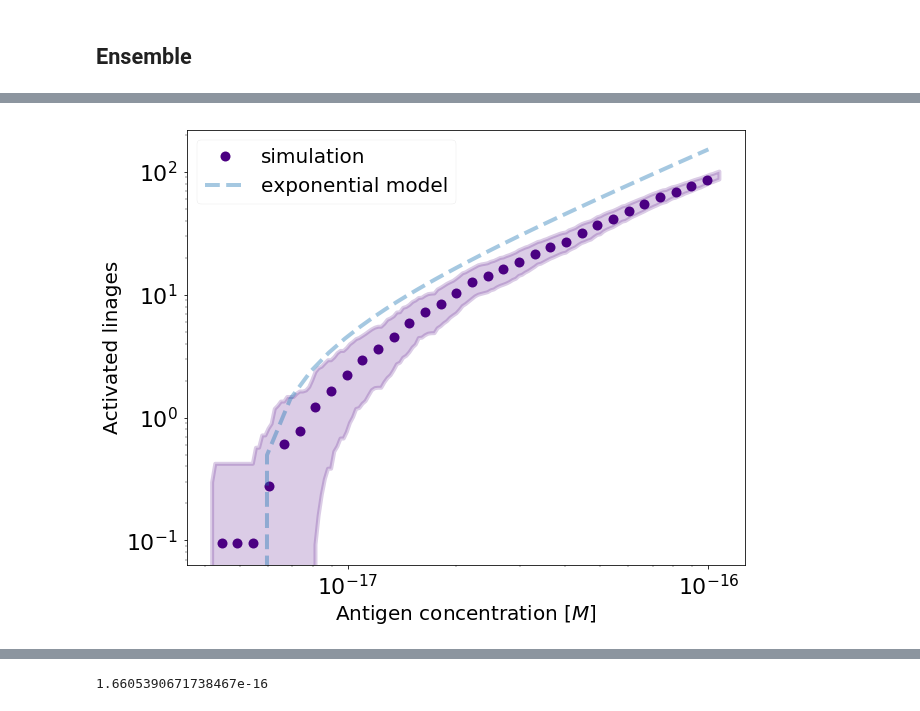
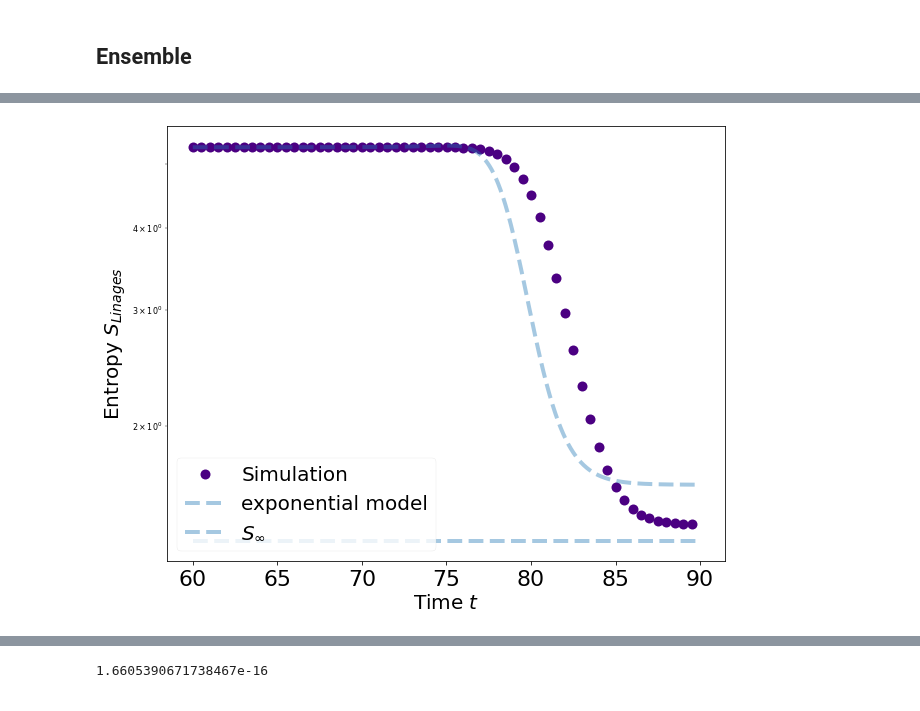
Before and after one commit to betoto008/Affinity_maturation, a Jupyter notebook: Jupyter_Notebooks/Left_tail.ipynb, the cells around one changed output, grey strips where cells are left out. Saved outputs shown, nothing was run; the diff lists cells and outputs as text; code cells hidden in the pictures.

```diff
--- a/Jupyter_Notebooks/Left_tail.ipynb
+++ b/Jupyter_Notebooks/Left_tail.ipynb
@@ -4,7 +4,7 @@ sys.path.append('../Codes/')
 import numpy as np
 import matplotlib.pyplot as plt
 from Immuno_models import*
-from Bio import Phylo
+#from Bio import Phylo
 from io import StringIO
 from matplotlib.lines import Line2D
 from datetime import datetime, timedelta
@@ -21,6 +21,8 @@ def my_linear_func(x, a, b):
 def my_quadratic_func(x, a, b, c):
     return np.log(a)+np.log(np.sqrt(-b)) + b*(x-c)**2
 
+Text_files_path = '../../../../Dropbox/Research/Evolution_Immune_System/Text_files/'
+
 N_A = 6.02214076e23
 k_BT = 1.380649e-23*293
 style.use('seaborn-paper')
@@ -36,5 +38,5 @@ n_seq = 500000
 #Sequences = generate_Sequences(n_seq, Energy_Matrix = )
 #pickle.dump( Sequences, open( "../Text_files/Sequences-n_seq-%d.pkl"%(n_seq), "wb" ) )
 
-Sequences = pickle.load( open( "../Text_files/Sequences_MJ2-n_seq-%d.pkl"%(n_seq), "rb" ) )
+Sequences = pickle.load( open( Text_files_path + "Sequences_MJ2-n_seq-%d.pkl"%(n_seq), "rb" ) )
 # %% [output]
@@ -236,0 +255,17 @@ $$y = 135847.161 e^{-0.049(\epsilon-27.9)^2}$$
+# %%
+T = 90
+dt = 0.01
+beta = 0.2
+gamma = 0
+nu = 1
+eo = np.min(energies)
+b = 1.26
+to = (eo+np.log(N_A))/beta
+print(to, np.exp(beta*to)/N_A)
+initial_time = 60
+fig, ax = plt.subplots(1, 1, figsize = (10,8))
+plot_activation_rate_ensemble_deterministic(beta= beta, b= b, nu = nu, gamma = gamma, T = T, initial_time = initial_time, eo=eo, dt = dt, popt = popt, energies = energies, comment = 'left_tail', gaussian = False, exponential = True, ax = ax)
+rho_new = np.linspace(5e-18, 1e-16, 100)
+alpha = n_linages/len(Left_tail)
+print(alpha)
+ax.plot(rho_new, (alpha/(b*beta))*(np.exp(-beta*b*to)*(rho_new*N_A)**(b)-1), linewidth = 4, linestyle = 'dashed', alpha = 0.4, label = 'exponential model', color = 'tab:orange')
@@ -237,11 +299,7 @@ $$y = 135847.161 e^{-0.049(\epsilon-27.9)^2}$$
 # %%
-T = 90
-dt = 0.01
-beta = 0.2
-to = 75
-b = 1.26
-initial_time = 60
 fig, ax = plt.subplots(1, 1, figsize = (10,8))
-plot_activation_rate_ensemble_deterministic(beta= beta, T = T, initial_time = initial_time, to=to, dt = dt, popt = popt, energies = energies, comment = 'left_tail', gaussian = False, exponential = True, ax = ax)
+plot_entropy_ensemble_deterministic(beta = beta, b= b, nu = nu, gamma = gamma,  T = T, initial_time = initial_time, eo = eo, dt = 0.01, popt = popt, comment = 'left_tail',
+                                    gaussian = False, exponential = True, ax = ax)
+#fig.savefig('../Figures/Entropy_ensemble.png')
 # %% [output]
-[figure, old version]
+[figure, new version]
```
Also changed, not shown: parts of 22 cells of this notebook, 45 other files.
